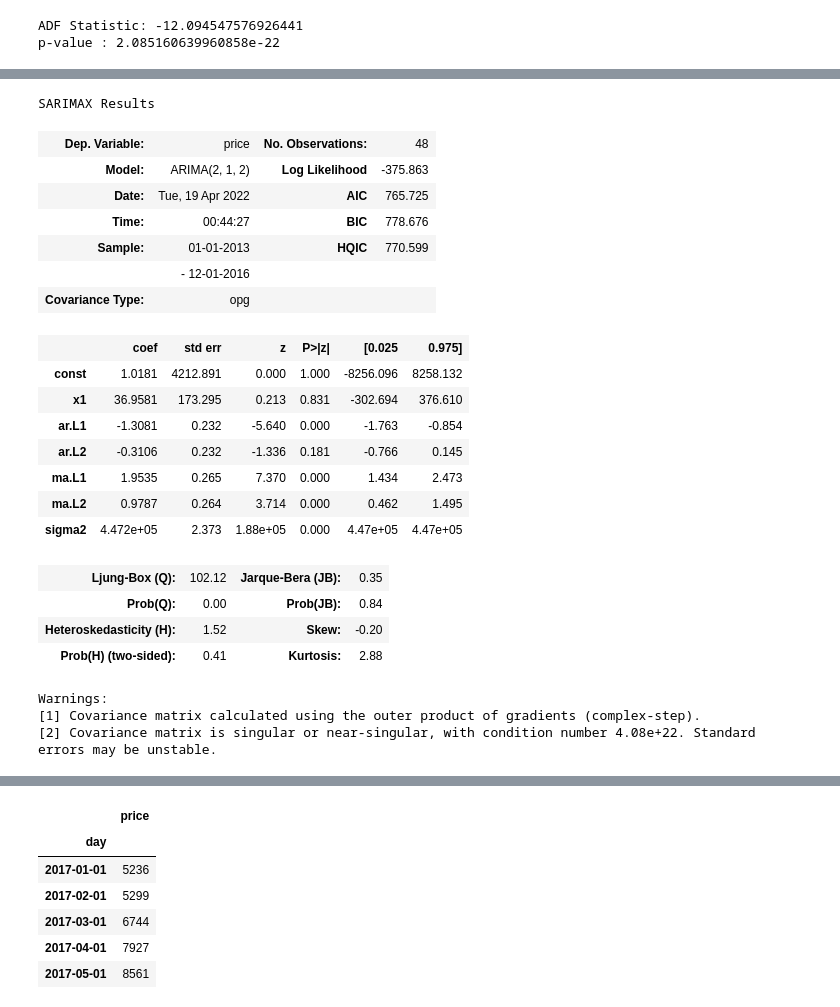
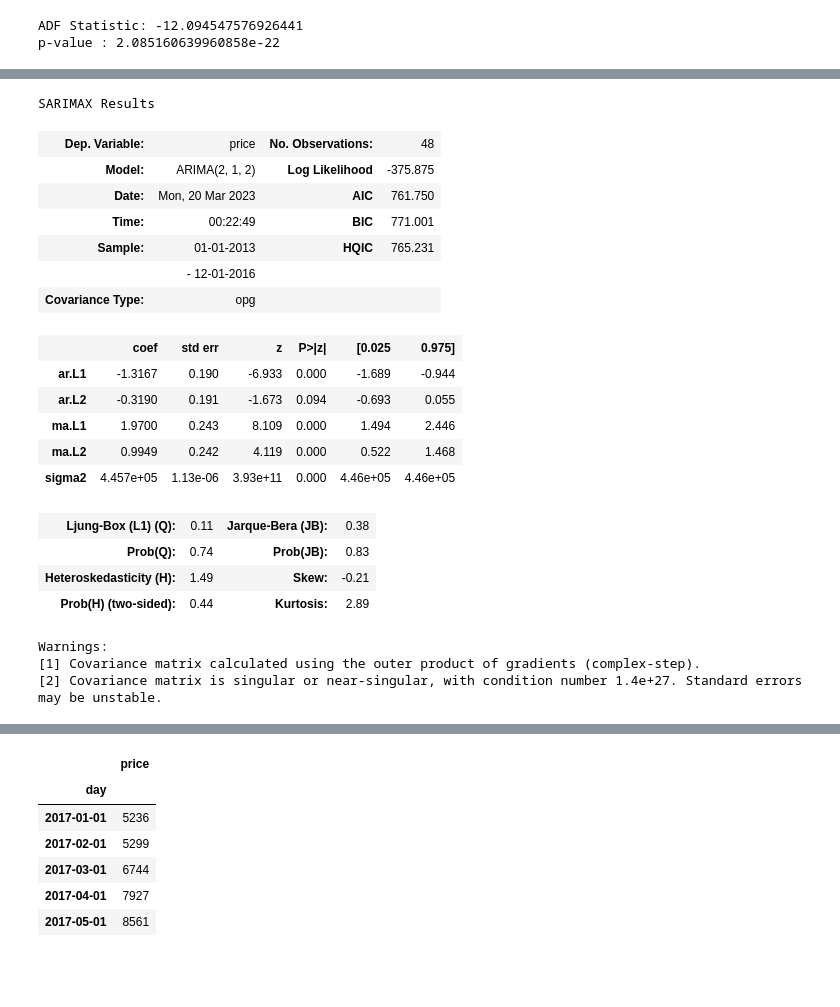
Before and after one commit to ADPclass/ADP_book_ver01, a Jupyter notebook: 제7장_통계분석/7장_8절_시계열.ipynb, the cells around one changed output, grey strips where cells are left out. Cells and saved outputs as stored; diff of their text form; code cells hidden in the pictures; blank space fills up the shorter version.

```diff
--- a/제7장_통계분석/7장_8절_시계열.ipynb
+++ b/제7장_통계분석/7장_8절_시계열.ipynb
@@ -99,33 +99,31 @@ plt.show()
 # %%
 from statsmodels.tsa.arima.model import ARIMA
 
-model = ARIMA(training, order=(2,1,2),trend='ct')
+model = ARIMA(training, order=(2,1,2))
 res = model.fit()
 res.summary()
 # %% [output]
 SARIMAX Results
 | Dep. Variable: | price | No. Observations: | 48 |
-| Model: | ARIMA(2, 1, 2) | Log Likelihood | -375.863 |
-| Date: | Tue, 19 Apr 2022 | AIC | 765.725 |
-| Time: | 00:44:27 | BIC | 778.676 |
-| Sample: | 01-01-2013 | HQIC | 770.599 |
+| Model: | ARIMA(2, 1, 2) | Log Likelihood | -375.875 |
+| Date: | Mon, 20 Mar 2023 | AIC | 761.750 |
+| Time: | 00:22:49 | BIC | 771.001 |
+| Sample: | 01-01-2013 | HQIC | 765.231 |
 |  | - 12-01-2016 |  |  |
 | Covariance Type: | opg |  |  |
 |  | coef | std err | z | P>|z| | [0.025 | 0.975] |
-| const | 1.0181 | 4212.891 | 0.000 | 1.000 | -8256.096 | 8258.132 |
-| x1 | 36.9581 | 173.295 | 0.213 | 0.831 | -302.694 | 376.610 |
-| ar.L1 | -1.3081 | 0.232 | -5.640 | 0.000 | -1.763 | -0.854 |
-| ar.L2 | -0.3106 | 0.232 | -1.336 | 0.181 | -0.766 | 0.145 |
-| ma.L1 | 1.9535 | 0.265 | 7.370 | 0.000 | 1.434 | 2.473 |
-| ma.L2 | 0.9787 | 0.264 | 3.714 | 0.000 | 0.462 | 1.495 |
-| sigma2 | 4.472e+05 | 2.373 | 1.88e+05 | 0.000 | 4.47e+05 | 4.47e+05 |
+| ar.L1 | -1.3167 | 0.190 | -6.933 | 0.000 | -1.689 | -0.944 |
+| ar.L2 | -0.3190 | 0.191 | -1.673 | 0.094 | -0.693 | 0.055 |
+| ma.L1 | 1.9700 | 0.243 | 8.109 | 0.000 | 1.494 | 2.446 |
+| ma.L2 | 0.9949 | 0.242 | 4.119 | 0.000 | 0.522 | 1.468 |
+| sigma2 | 4.457e+05 | 1.13e-06 | 3.93e+11 | 0.000 | 4.46e+05 | 4.46e+05 |
-| Ljung-Box (Q): | 102.12 | Jarque-Bera (JB): | 0.35 |
-| Prob(Q): | 0.00 | Prob(JB): | 0.84 |
-| Heteroskedasticity (H): | 1.52 | Skew: | -0.20 |
-| Prob(H) (two-sided): | 0.41 | Kurtosis: | 2.88 |
+| Ljung-Box (L1) (Q): | 0.11 | Jarque-Bera (JB): | 0.38 |
+| Prob(Q): | 0.74 | Prob(JB): | 0.83 |
+| Heteroskedasticity (H): | 1.49 | Skew: | -0.21 |
+| Prob(H) (two-sided): | 0.44 | Kurtosis: | 2.89 |
 Warnings:
 [1] Covariance matrix calculated using the outer product of gradients (complex-step).
-[2] Covariance matrix is singular or near-singular, with condition number 4.08e+22. Standard errors may be unstable.
+[2] Covariance matrix is singular or near-singular, with condition number 1.4e+27. Standard errors may be unstable.
 # %%
 plt.plot(res.predict())
 plt.plot(training)
```
Also changed, not shown: parts of 11 cells of this notebook.
